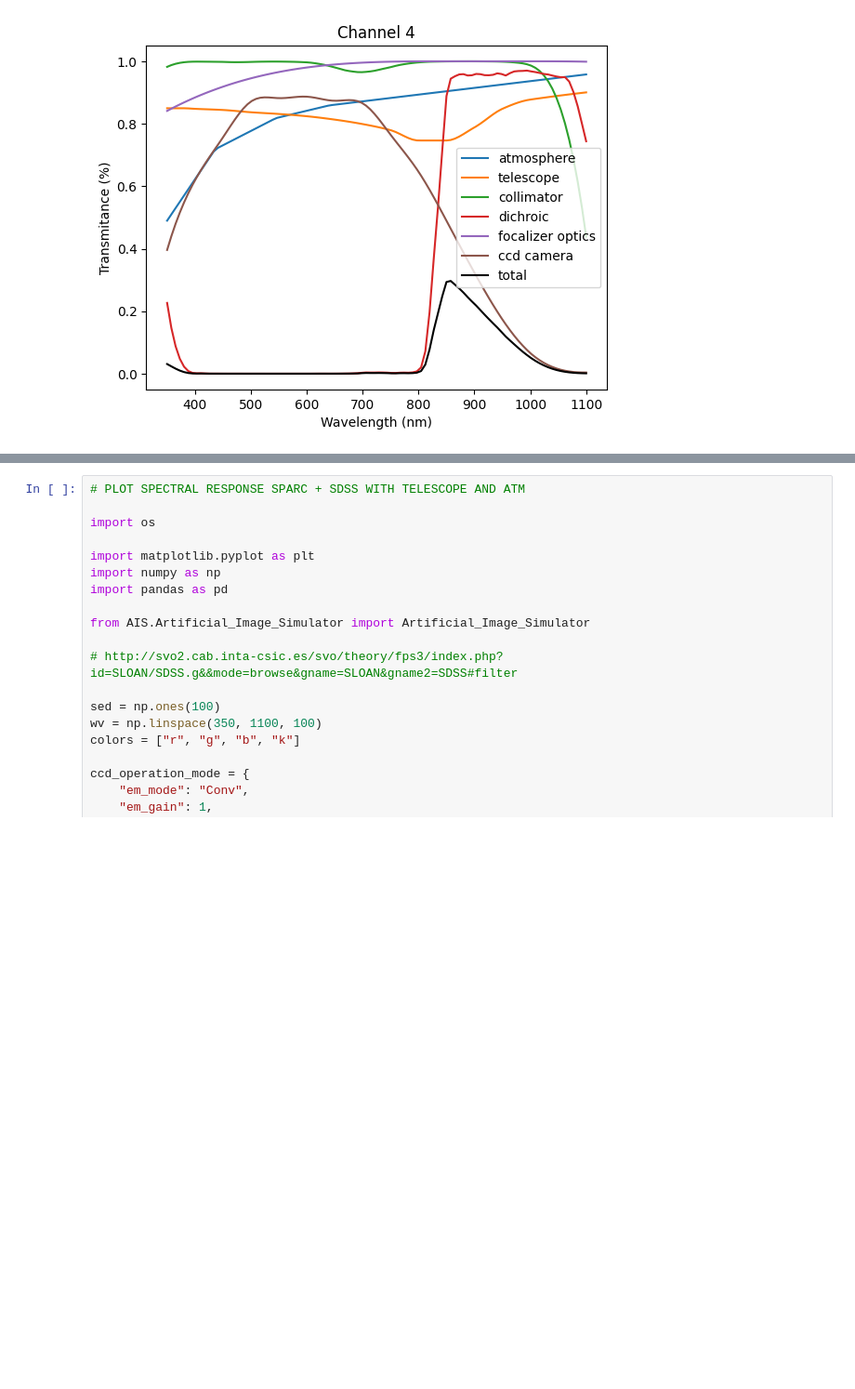
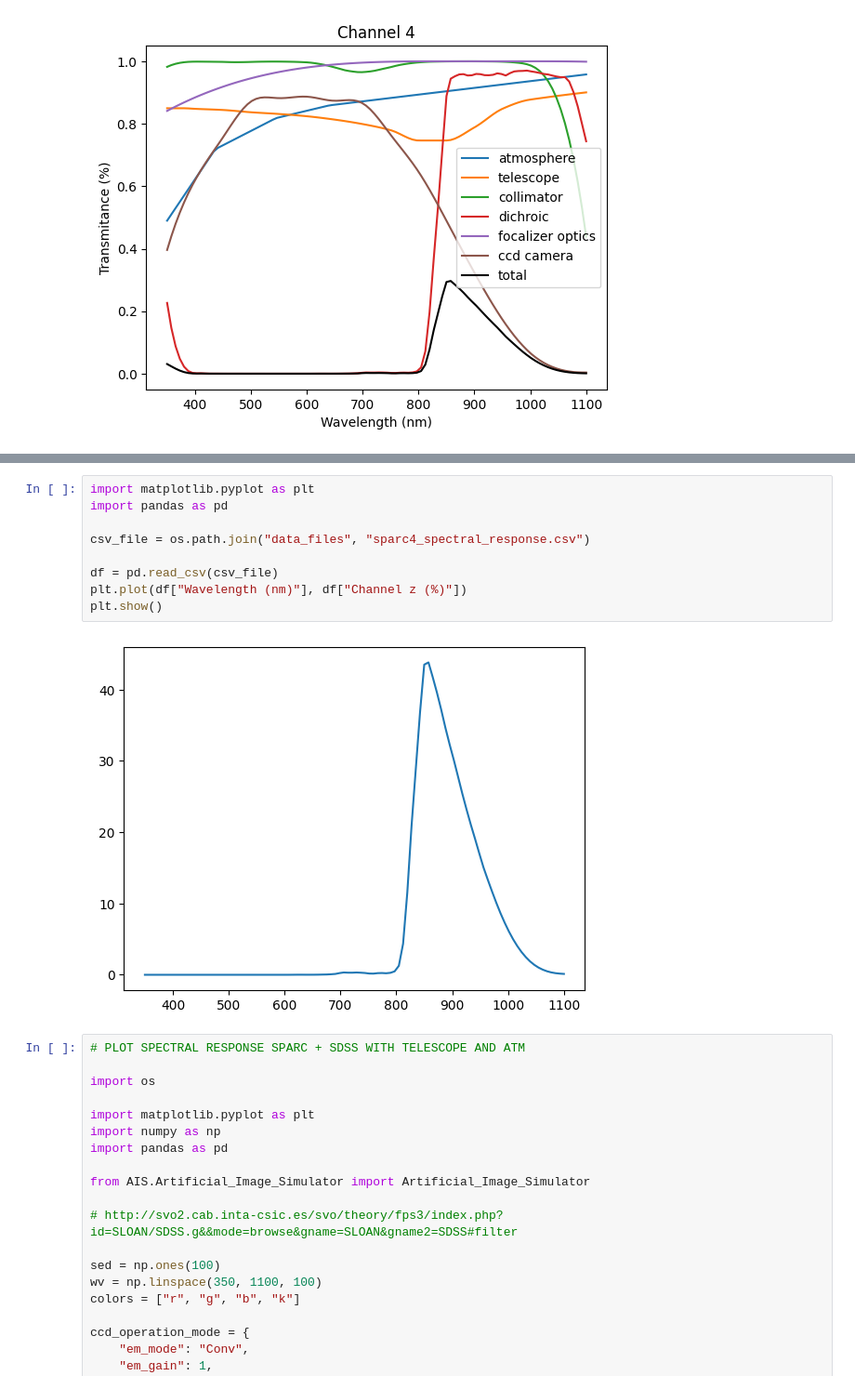
Before and after one commit to DBernardes/AIS, a Jupyter notebook: notebook/spectral_responses.ipynb, the cells around one changed output, grey strips where cells are left out. Shown: that part at 93% size. Drawn from its saved outputs; the diff is of its cells as text; blank space fills up the shorter version.

```diff
--- a/notebook/spectral_responses.ipynb
+++ b/notebook/spectral_responses.ipynb
@@ -137,3 +149,14 @@ plt.show()
+# %%
+import matplotlib.pyplot as plt
+import pandas as pd
+
+csv_file = os.path.join("data_files", "sparc4_spectral_response.csv")
+
+df = pd.read_csv(csv_file)
+plt.plot(df["Wavelength (nm)"], df["Channel z (%)"])
+plt.show()
+# %% [output]
+[figure, added]
 # %%
 # PLOT SPECTRAL RESPONSE SPARC + SDSS WITH TELESCOPE AND ATM
 
```
Also changed, not shown: parts of 3 cells of this notebook, 4 other files.
